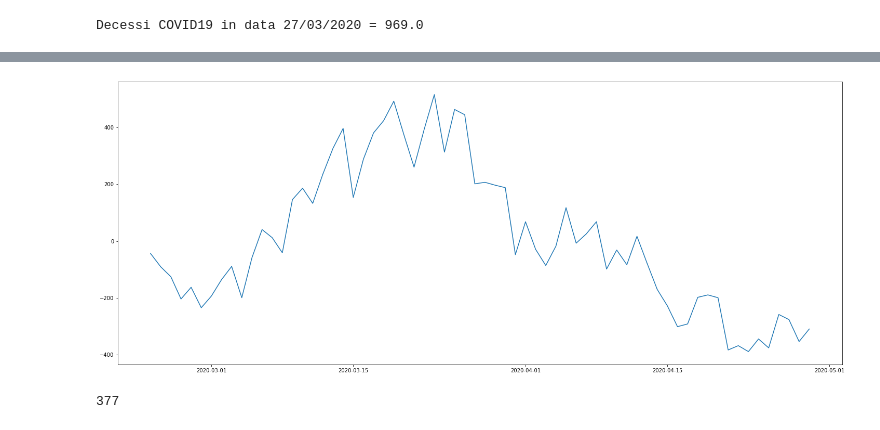
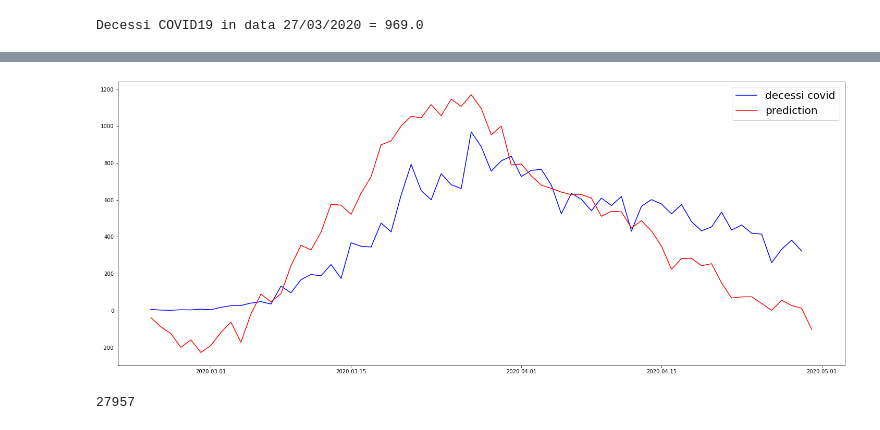
Before and after one commit to SofiaBlack/COVID-19_deaths_analysis, a Jupyter notebook: Confronto decessi COVID19 Protezione Civile con decessi totali ISTAT con predizione modello SARIMAX.ipynb, the cells around one changed output, grey strips where cells are left out. Cells and saved outputs as stored; diff of their text form; code cells hidden in the pictures.

```diff
--- a/Confronto decessi COVID19 Protezione Civile con decessi totali ISTAT con predizione modello SARIMAX.ipynb
+++ b/Confronto decessi COVID19 Protezione Civile con decessi totali ISTAT con predizione modello SARIMAX.ipynb
@@ -153,14 +153,15 @@ plt.show()
-# %%
-#Trovo la precentuale dei registrati
-n = ts_covid_period - ts_predictions_covid_period - ts_decessi_covid
-
-plt.figure(figsize=(25,10))
-plt.plot(n)
-plt.show()
-# %% [output]
-[figure, removed]
+# %%
+n = ts_covid_period - ts_predictions_covid_period #n = decessi covid secondo il modello
+
+plt.figure(figsize=(25,10))
+plt.plot(ts_decessi_covid, color='blue', label='decessi covid')
+plt.plot(n, color='red', label='prediction')
+plt.legend(prop={'size': 20})
+plt.show()
+# %% [output]
+[figure, added]
 # %%
 total = n.sum()
 print(int(total))
 # %% [output]
-377
+27957
```
Also changed, not shown: parts of 6 cells of this notebook.
